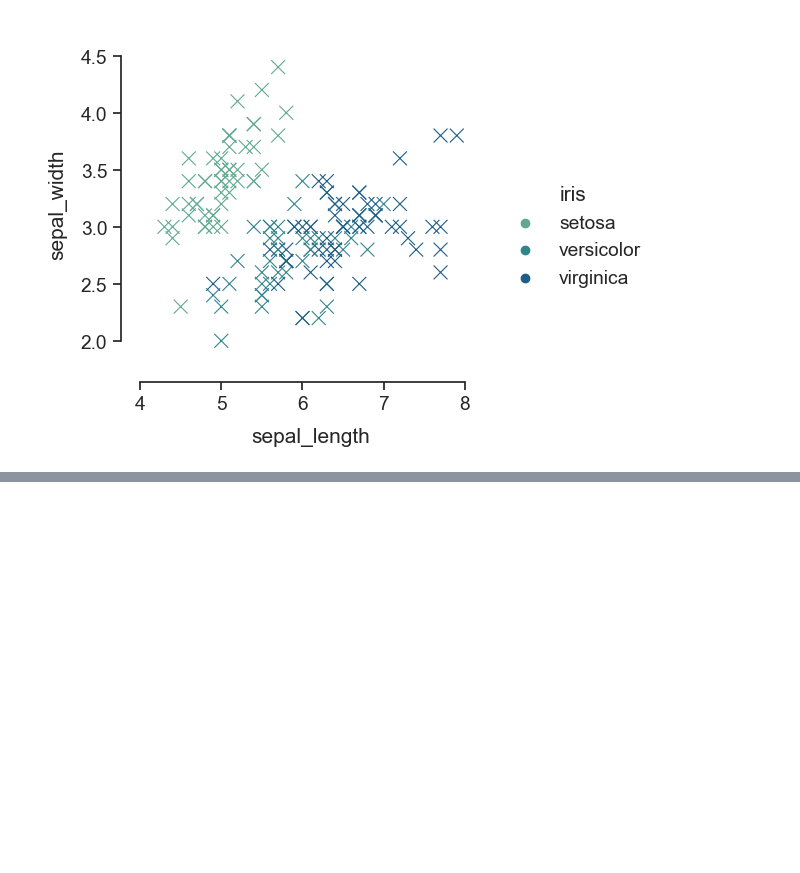
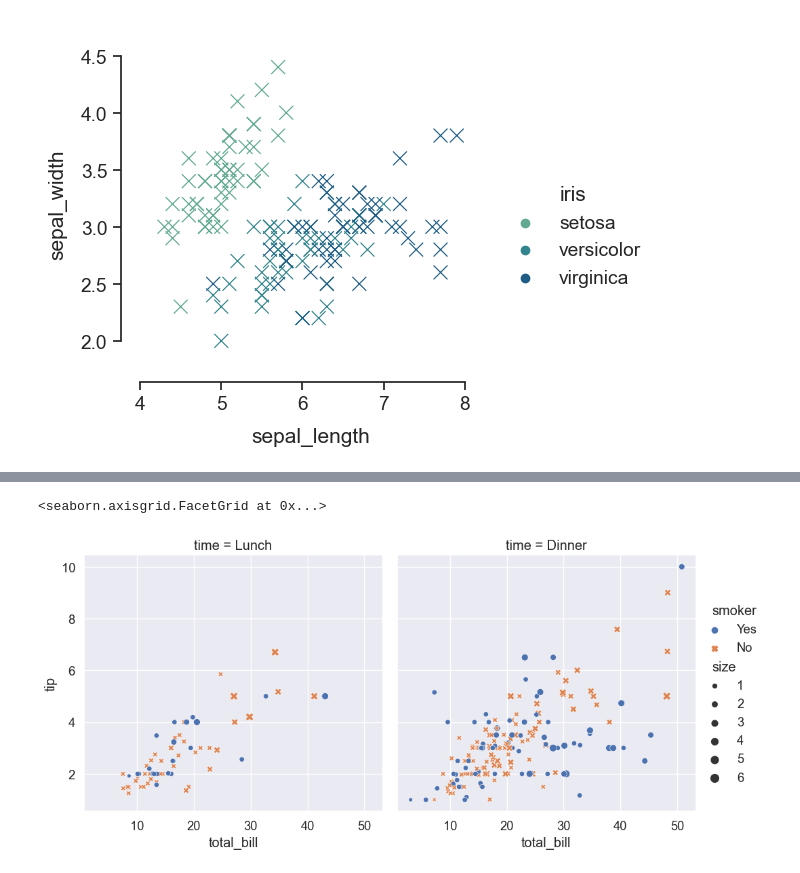
Before and after one commit to ananyacode/digipodiumdatascience, a Jupyter notebook: data analysis/hw.ipynb, the cells around one changed output, grey strips where cells are left out. Drawn from its saved outputs; the diff is of its cells as text; code cells hidden in the pictures; blank space fills up the shorter version.

Commit message:
visualization_2

```diff
--- a/data analysis/hw.ipynb
+++ b/data analysis/hw.ipynb
@@ -188,0 +206,2 @@ g.despine(trim=True)
+# %%
+sns.set_theme?
@@ -188,0 +226,3 @@ g.despine(trim=True)
+# %%
+tips = sns.load_dataset('tips')
+tips
@@ -188,0 +243,18 @@ g.despine(trim=True)
+# %%
+sns.set_theme(
+    context='notebook',
+    style='darkgrid',
+    palette='deep',
+    font='sans-serif',
+    font_scale=1.2,
+    color_codes=True,
+    rc=None,
+)
+
+sns.relplot(data = tips, x = "total_bill",y='tip',col='time',hue ='smoker',style='smoker',size='size')
+# relplot is used to create scatter plot that shows the relationship between total_bill and tip
+# The hue parameter is used to color the points based on the sex column
+# style parameter is used to differentiate points based on the time column.
+# %% [output]
+<seaborn.axisgrid.FacetGrid at 0x...>
+[figure, added]
```
Also changed, not shown: parts of 11 cells of this notebook, 2 other files.
